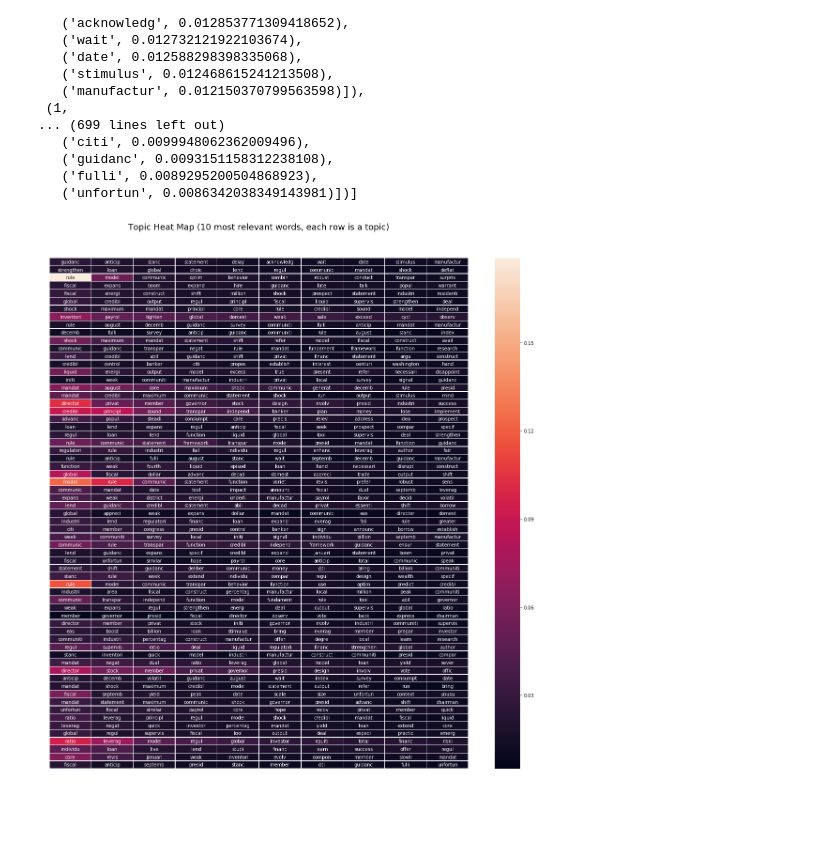
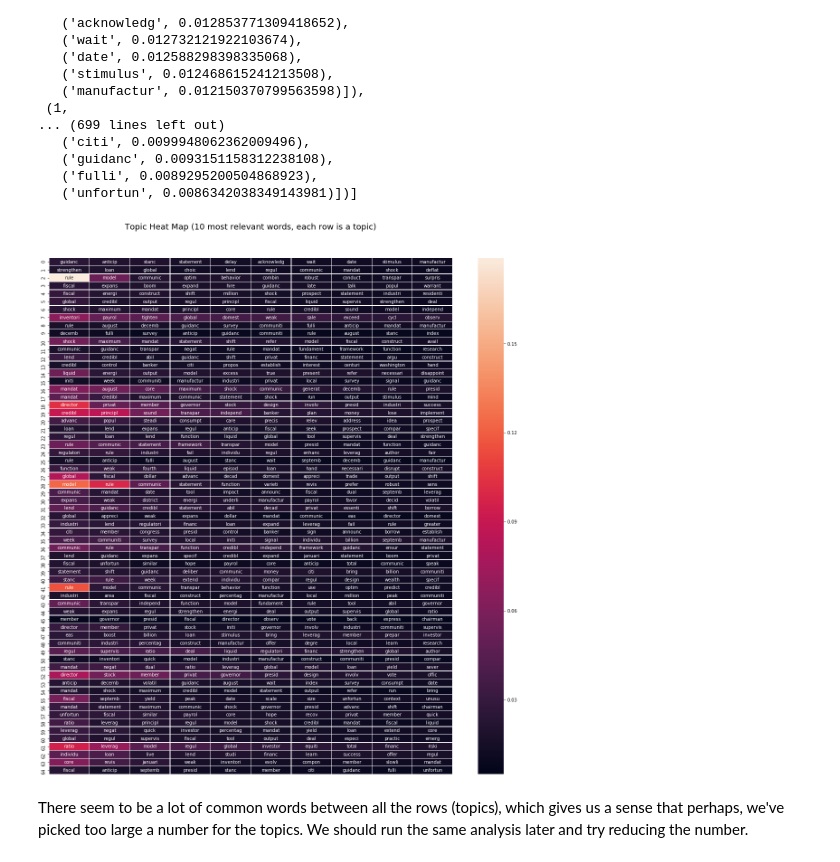
Before and after one commit to pcatattacks/fed-predictor, a Jupyter notebook: Patterns of Dissents.ipynb, the cells around one changed output. Drawn from its saved outputs; the diff is of its cells as text; code cells hidden in the pictures; blank space fills up the shorter version.

```diff
--- a/Patterns of Dissents.ipynb
+++ b/Patterns of Dissents.ipynb
@@ -484,22 +525,24 @@ probabilities = np.asarray(probabilities)
 # %%
 import seaborn as sns
 import matplotlib.pyplot as plt
 
-fig, ax = plt.subplots(figsize=(20,20))
+fig, ax = plt.subplots(figsize=(20,21))
 title = "Topic Heat Map (10 most relevant words, each row is a topic)"
 plt.title(title, fontsize=18)
 
 ttl = ax.title
 ttl.set_position([0.5, 1.05])
 
 # hide ticks for x and y axis
 ax.set_xticks([])
 # ax.set_yticks([])
 
 # remove axis
-ax.axis("off")
+# ax.axis("off")
 
-sns.heatmap(probabilities, annot=labels, fmt="", ax=ax, linewidth=0.3)
+sns.heatmap(probabilities, annot=labels, fmt="", ax=ax, linewidth=0.3, xticklabels=False)
 plt.show()
 # %% [output]
-[figure, old version]
+[figure, new version]
+# %% [markdown]
+There seem to be a lot of common words between all the rows (topics), which gives us a sense that perhaps, we've picked too large a number for the topics. We should run the same analysis later and try reducing the number.
```
Also changed, not shown: parts of 15 cells of this notebook.
